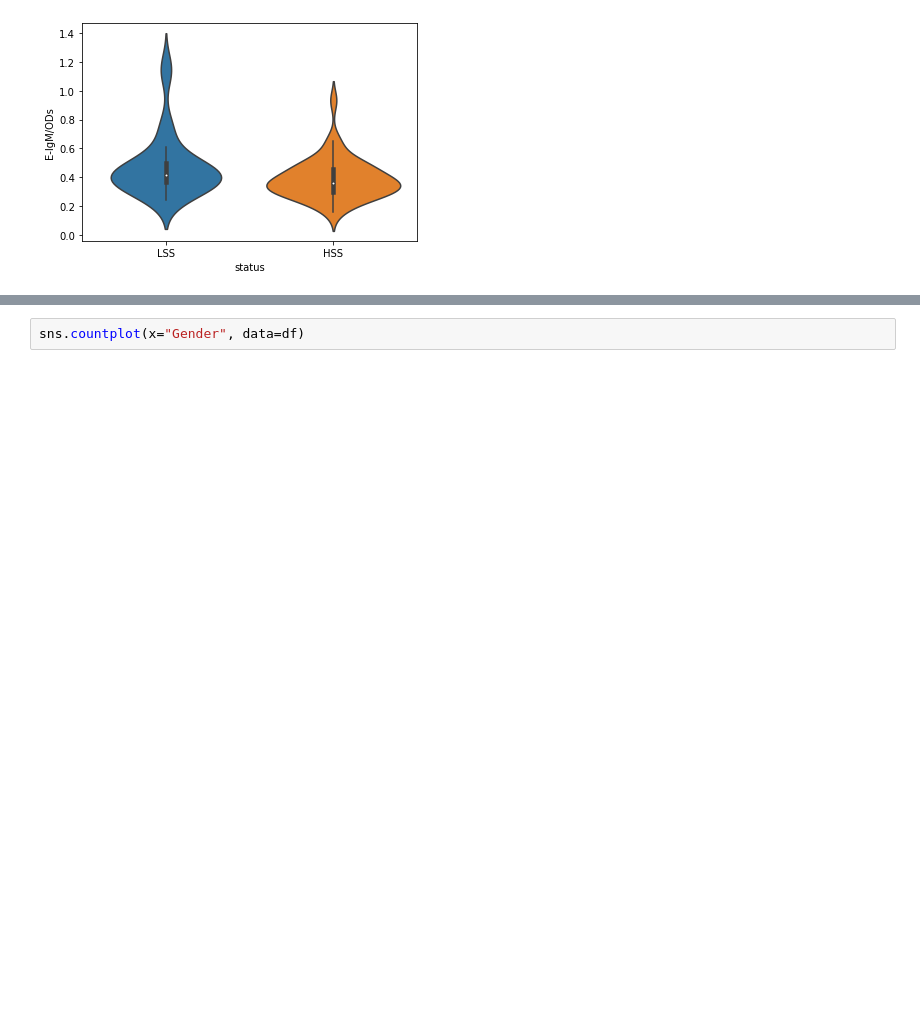
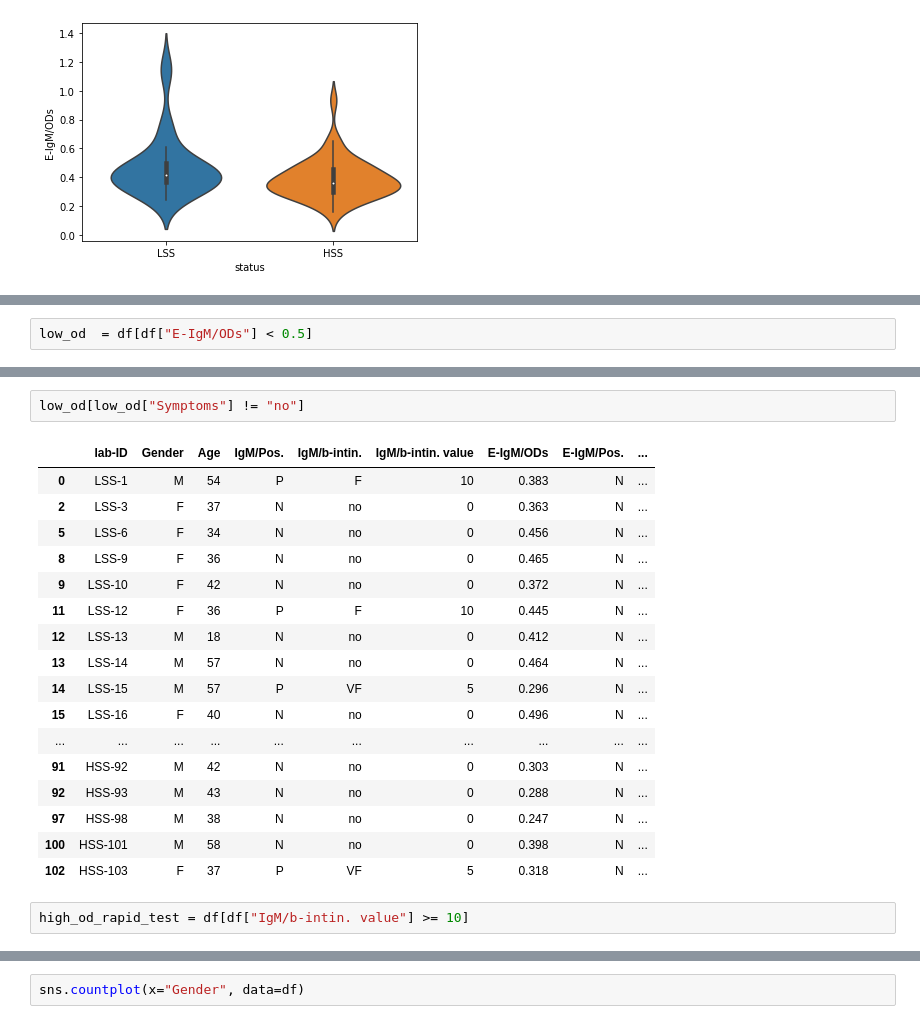
Before and after one commit to fasemoreakinyemi/2021-09-23-Digital_Cooperation_Fellowship_Project, a Jupyter notebook: analysis_folder/analysis_second_dataset.ipynb, the cells around one changed output, grey strips where cells are left out. Drawn from its saved outputs; the diff is of its cells as text; blank space fills up the shorter version.

```diff
--- a/analysis_folder/analysis_second_dataset.ipynb
+++ b/analysis_folder/analysis_second_dataset.ipynb
@@ -100,0 +119,2 @@ sns.violinplot(y="E-IgM/ODs", x="Age bin", data=df)
+# %%
+low_od  = df[df["E-IgM/ODs"] < 0.5]
@@ -100,0 +125,22 @@ sns.violinplot(y="E-IgM/ODs", x="Age bin", data=df)
+# %%
+low_od[low_od["Symptoms"] != "no"]
+# %% [output]
+|  | lab-ID | Gender | Age | IgM/Pos. | IgM/b-intin. | IgM/b-intin. value | E-IgM/ODs | E-IgM/Pos. | ... |
+| 0 | LSS-1 | M | 54 | P | F | 10 | 0.383 | N | ... |
+| 2 | LSS-3 | F | 37 | N | no | 0 | 0.363 | N | ... |
+| 5 | LSS-6 | F | 34 | N | no | 0 | 0.456 | N | ... |
+| 8 | LSS-9 | F | 36 | N | no | 0 | 0.465 | N | ... |
+| 9 | LSS-10 | F | 42 | N | no | 0 | 0.372 | N | ... |
+| 11 | LSS-12 | F | 36 | P | F | 10 | 0.445 | N | ... |
+| 12 | LSS-13 | M | 18 | N | no | 0 | 0.412 | N | ... |
+| 13 | LSS-14 | M | 57 | N | no | 0 | 0.464 | N | ... |
+| 14 | LSS-15 | M | 57 | P | VF | 5 | 0.296 | N | ... |
+| 15 | LSS-16 | F | 40 | N | no | 0 | 0.496 | N | ... |
+| ... | ... | ... | ... | ... | ... | ... | ... | ... | ... |
+| 91 | HSS-92 | M | 42 | N | no | 0 | 0.303 | N | ... |
+| 92 | HSS-93 | M | 43 | N | no | 0 | 0.288 | N | ... |
+| 97 | HSS-98 | M | 38 | N | no | 0 | 0.247 | N | ... |
+| 100 | HSS-101 | M | 58 | N | no | 0 | 0.398 | N | ... |
+| 102 | HSS-103 | F | 37 | P | VF | 5 | 0.318 | N | ... |
+# %%
+high_od_rapid_test = df[df["IgM/b-intin. value"] >= 10]
```
Also changed, not shown: parts of 8 cells of this notebook, 1 other file.
